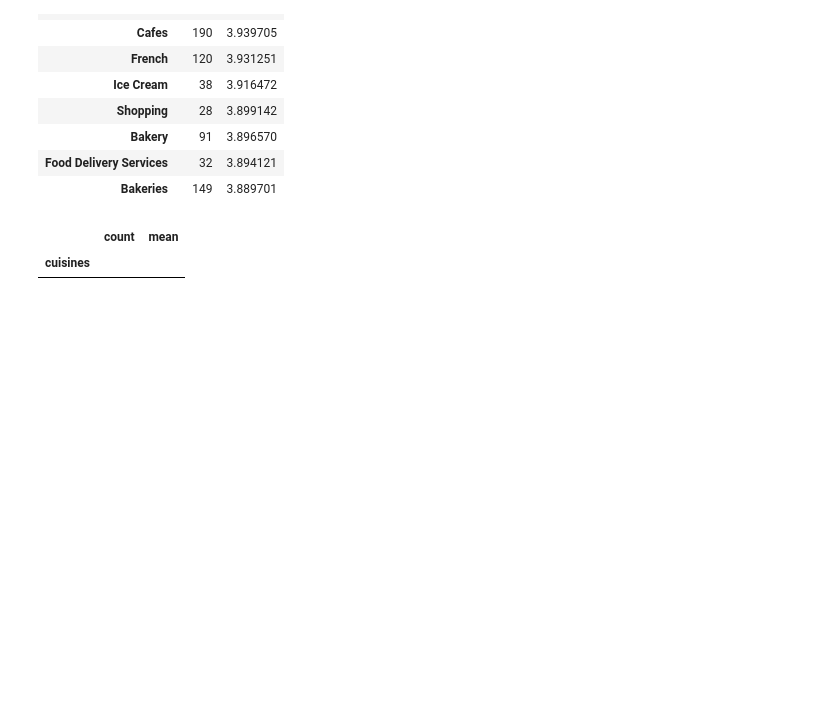
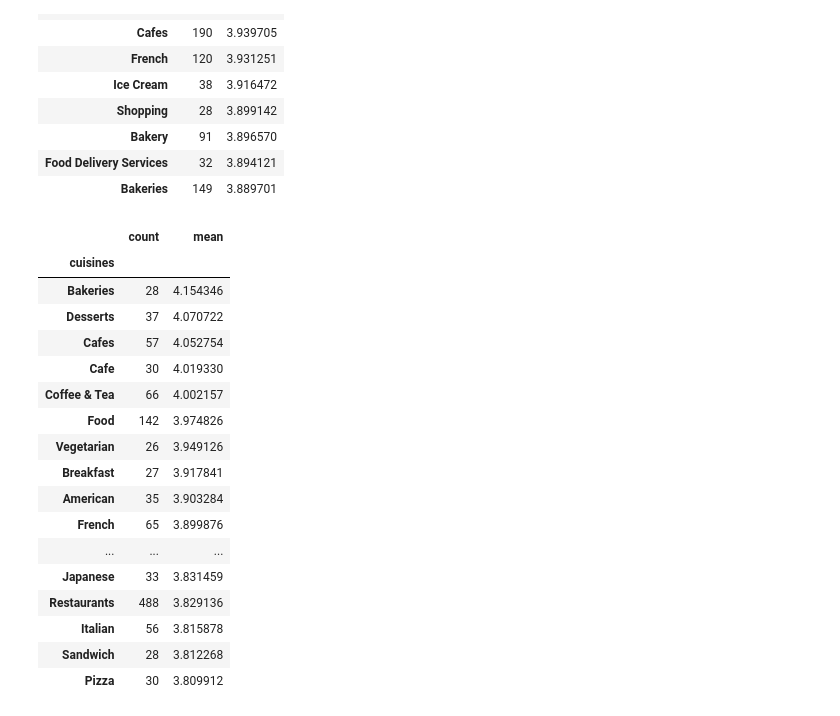
Before and after one commit to avneetgill/ensf544Project, a Jupyter notebook: Phase1.ipynb, the cells around one changed output. Saved outputs shown, nothing was run; the diff lists cells and outputs as text; code cells hidden in the pictures; blank space fills up the shorter version.

Commit message:
fixed montreal name errors and got the count mean for cuisine

```diff
--- a/Phase1.ipynb
+++ b/Phase1.ipynb
@@ -530 +530,17 @@ merged_montreal
 529 rows × 11 columns
+# %%
+# clean the montreal city name, get all names to say 'Montreal'
+def clean_city(x):
+    x = x.lower()
+    if x.find('mont') != -1:
+        return 'Montreal'
+    else:
+        return x
+
+
+def clean_montreal(df):
+    df.city = df.city.apply(clean_city)
+    return df
+
+merged_montreal = clean_montreal(merged_montreal)
+merged_montreal
@@ -665,10 +709,10 @@ Name: cuisines, dtype: int64
 Question 1: Is there a highest rated cuisine
 # %%
 # function to get the counts and means with counts > 24
-def cuisine_count_mean(df, num_count = 25):
+def cuisine_count_mean(df):
     df = df.groupby('cuisines')['overall_rating'].aggregate(['count', np.mean])
     # only look at cusine types with counts above 24
-    df = df[df['count'] >= num_count]
+    df = df[df['count'] >= 25]
     # look at top rated restaurants
     df = df.sort_values(by=['mean'], ascending=False)
     return df
@@ -691,16 +735,32 @@ all_df.head(10)
 # %%
 # look at individual cities.
 ca_df = df_exp[df_exp.city == 'Calgary']
 ca_df = cuisine_count_mean(ca_df)
 ca_df.head(20)
 
 to_df = df_exp[df_exp.city == 'Toronto']
 to_df = cuisine_count_mean(to_df)
 to_df.head(20)
 
 mo_df = df_exp[df_exp.city == 'Montreal']
-mo_df = cuisine_count_mean(mo_df, 25)
+mo_df = cuisine_count_mean(mo_df)
 mo_df.head(20)
 # %% [output]
 |  | count | mean |
 | cuisines |  |  |
+| Bakeries | 28 | 4.154346 |
+| Desserts | 37 | 4.070722 |
+| Cafes | 57 | 4.052754 |
+| Cafe | 30 | 4.019330 |
+| Coffee & Tea | 66 | 4.002157 |
+| Food | 142 | 3.974826 |
+| Vegetarian | 26 | 3.949126 |
+| Breakfast | 27 | 3.917841 |
+| American | 35 | 3.903284 |
+| French | 65 | 3.899876 |
+| ... | ... | ... |
+| Japanese | 33 | 3.831459 |
+| Restaurants | 488 | 3.829136 |
+| Italian | 56 | 3.815878 |
+| Sandwich | 28 | 3.812268 |
+| Pizza | 30 | 3.809912 |
```
Also changed, not shown: parts of 3 cells of this notebook.
